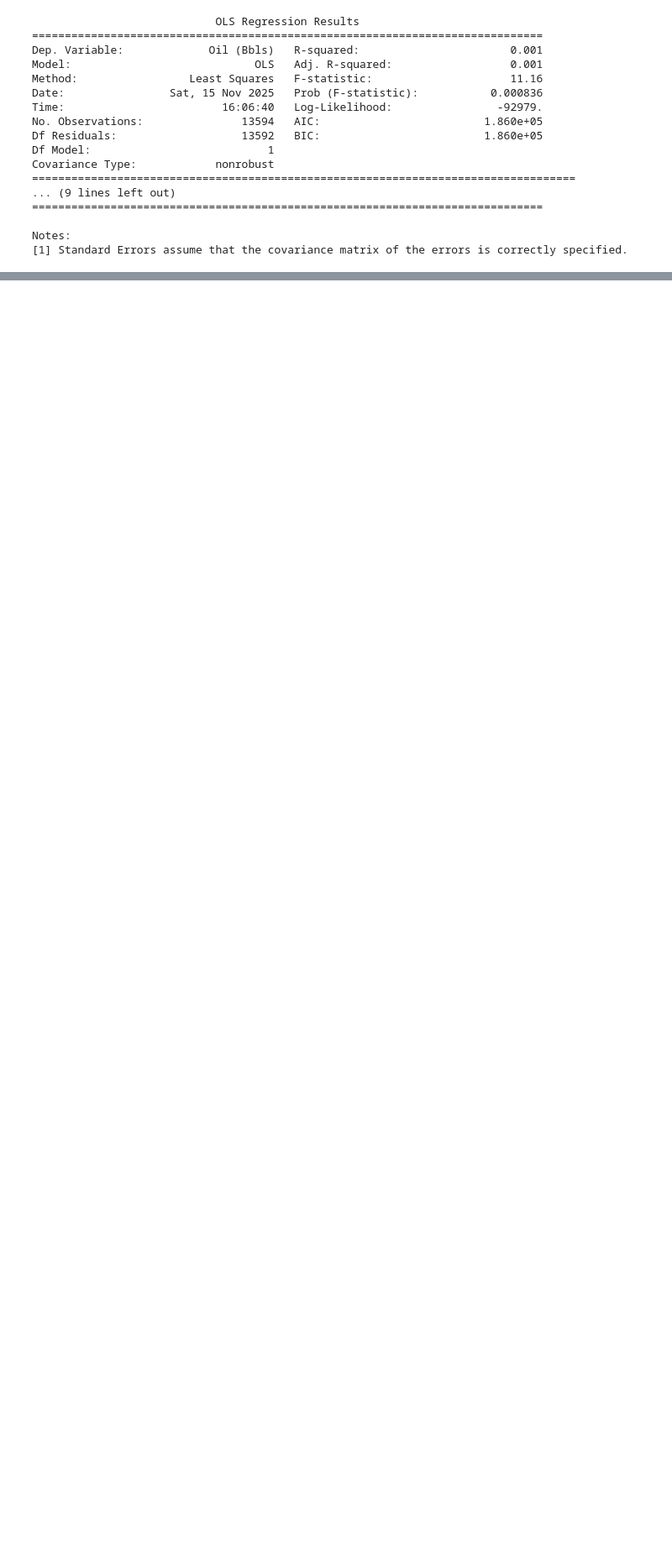
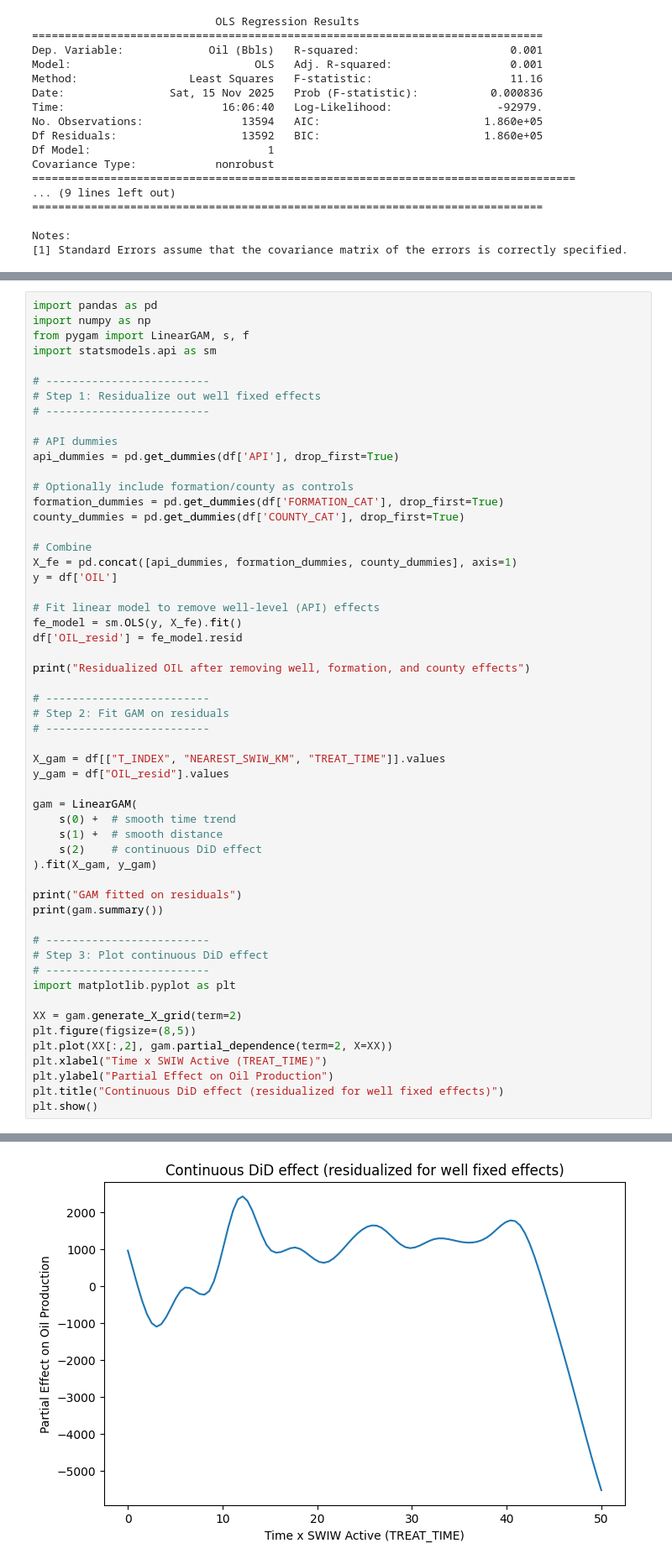
Before and after one commit to wfsutto/Two-Birds-One-Stonebridge, a Jupyter notebook: notebooks/distance_analysis.ipynb, the cells around one changed output, grey strips where cells are left out. Shown at 84% size. Saved outputs shown, nothing was run; the diff lists cells and outputs as text; blank space fills up the shorter version.

Commit message:
added GAM and OLS regressors to capture distance and time effects via DiD structure - Fixes Expand Spatial Analysis Fixes #52 Fixes Temporal Trends Analysis Fixes #28

```diff
--- a/notebooks/distance_analysis.ipynb
+++ b/notebooks/distance_analysis.ipynb
@@ -259,0 +488,56 @@ plt.scatter(regression_data['Nearest_SWIW_km'], regression_data['Oil (Bbls)'])
+# %%
+import pandas as pd
+import numpy as np
+from pygam import LinearGAM, s, f
+import statsmodels.api as sm
+
+# -------------------------
+# Step 1: Residualize out well fixed effects
+# -------------------------
+
+# API dummies
+api_dummies = pd.get_dummies(df['API'], drop_first=True)
+
+# Optionally include formation/county as controls
+formation_dummies = pd.get_dummies(df['FORMATION_CAT'], drop_first=True)
+county_dummies = pd.get_dummies(df['COUNTY_CAT'], drop_first=True)
+
+# Combine
+X_fe = pd.concat([api_dummies, formation_dummies, county_dummies], axis=1)
+y = df['OIL']
+
+# Fit linear model to remove well-level (API) effects
+fe_model = sm.OLS(y, X_fe).fit()
+df['OIL_resid'] = fe_model.resid
+
+print("Residualized OIL after removing well, formation, and county effects")
+
+# -------------------------
+# Step 2: Fit GAM on residuals
+# -------------------------
+
+X_gam = df[["T_INDEX", "NEAREST_SWIW_KM", "TREAT_TIME"]].values
+y_gam = df["OIL_resid"].values
+
+gam = LinearGAM(
+    s(0) +  # smooth time trend
+    s(1) +  # smooth distance
+    s(2)    # continuous DiD effect
+).fit(X_gam, y_gam)
+
+print("GAM fitted on residuals")
+print(gam.summary())
+
+# -------------------------
+# Step 3: Plot continuous DiD effect
+# -------------------------
+import matplotlib.pyplot as plt
+
+XX = gam.generate_X_grid(term=2)
+plt.figure(figsize=(8,5))
+plt.plot(XX[:,2], gam.partial_dependence(term=2, X=XX))
+plt.xlabel("Time x SWIW Active (TREAT_TIME)")
+plt.ylabel("Partial Effect on Oil Production")
+plt.title("Continuous DiD effect (residualized for well fixed effects)")
+plt.show()
+# %% [output]
@@ -259,0 +567 @@ plt.scatter(regression_data['Nearest_SWIW_km'], regression_data['Oil (Bbls)'])
+[figure, added]
```
Also changed, not shown: parts of 5 cells of this notebook.
